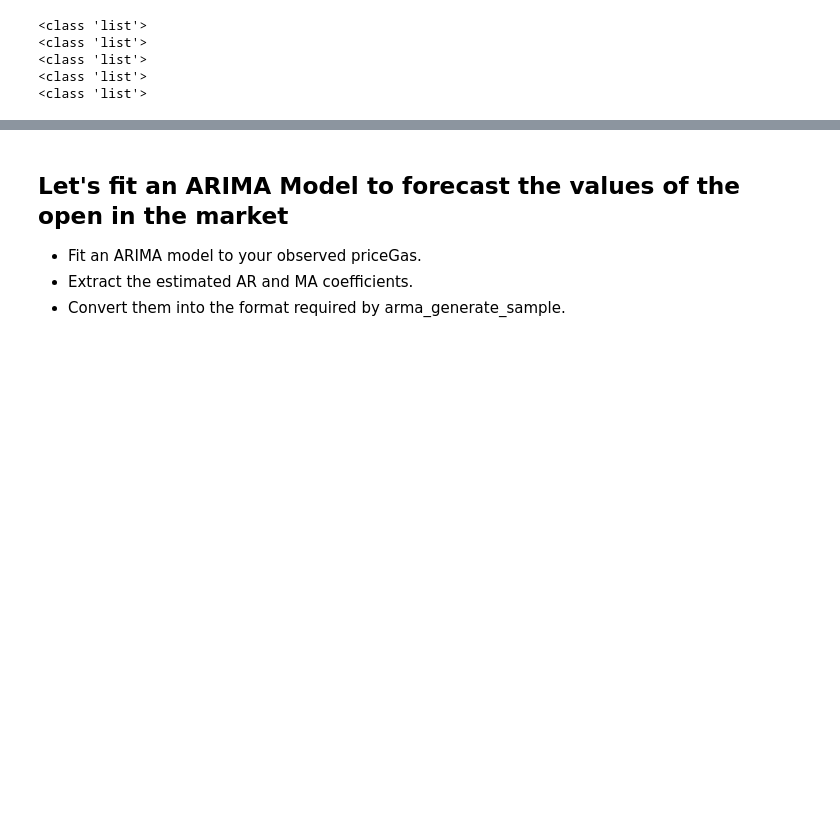
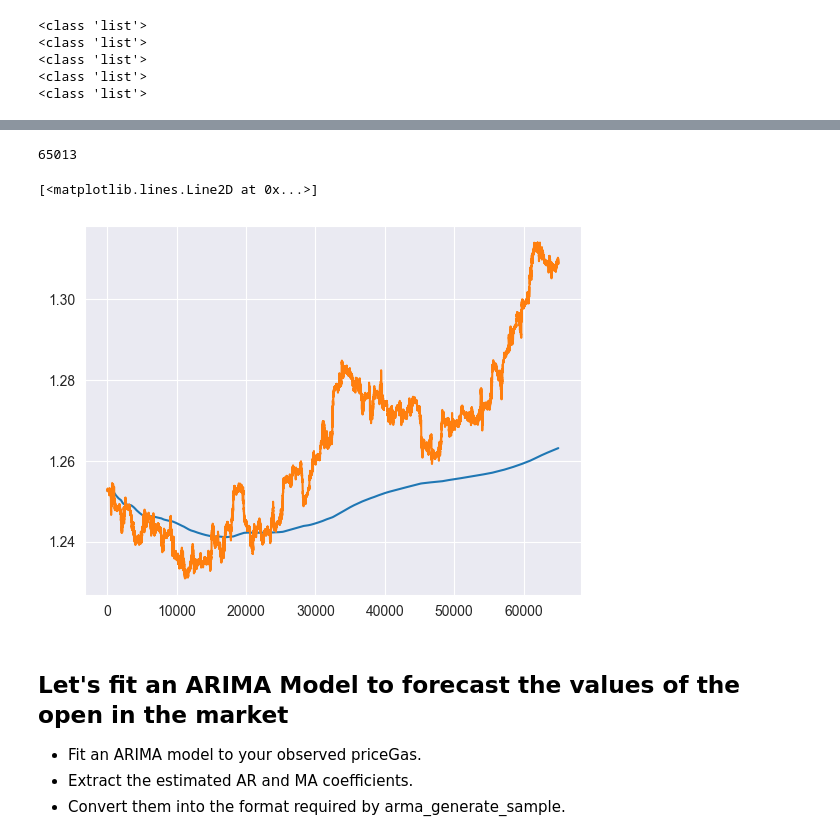
Before and after one commit to XtianLors/MarketTechnicalAnalysis, a Jupyter notebook: TimeSeries/timeSeriesAnalysis.ipynb, the cells around one changed output, grey strips where cells are left out. Drawn from its saved outputs; the diff is of its cells as text; code cells hidden in the pictures; blank space fills up the shorter version.

```diff
--- a/TimeSeries/timeSeriesAnalysis.ipynb
+++ b/TimeSeries/timeSeriesAnalysis.ipynb
@@ -2,6 +2,10 @@
 import matplotlib.pyplot as plt
 import numpy as np
 import pandas as pd
+import seaborn
+seaborn.set_style("darkgrid")
+pd.plotting.register_matplotlib_converters()
+
 #import seaborn as sns
 import math as m
 import statsmodels
@@ -158,0 +190,8 @@ print(type(valsVol[0:10]))
+# %%
+#np.array(valDates, dtype=np.datetime64)
+#np.array(valTime, dtype=np.datetime64)
+vOpen = np.array(valsOpen, dtype=float)
+vHgh = np.array(valsHigh, dtype=float)
+vLw = np.array(valsLow, dtype=float)
+vCl = np.array(valsClose, dtype=float)
+vVol = np.array(valsVol, dtype=int)
@@ -158,0 +204,5 @@ print(type(valsVol[0:10]))
+# %%
+vOSMAv = []
+SMAv(vOSMAv, vOpen)
+vHSMAv = []
+SMAv(vHSMAv, vHgh)
@@ -159,3 +222,14 @@ print(type(valsVol[0:10]))
+# %%
+len(vOSMAv)
+# %% [output]
+65013
+# %%
+fig, ax = plt.subplots()
+ax.plot(vOSMAv)
+ax.plot(vOpen)
+# %% [output]
+[<matplotlib.lines.Line2D at 0x...>]
+[figure, added]
 # %% [markdown]
 ## Let's fit an ARIMA Model to forecast the values of the open in the market
 
```
Also changed, not shown: parts of 13 cells of this notebook.
